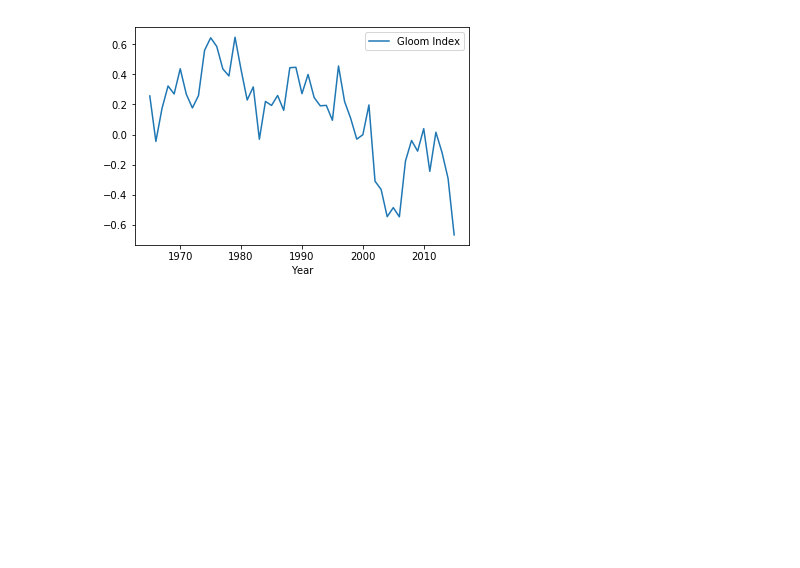
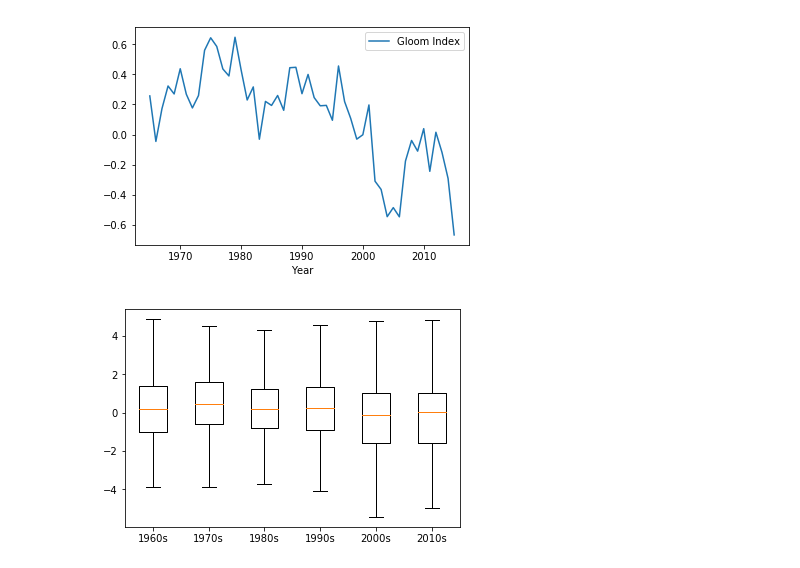
Before and after one commit to SoyCarlos/SUSA-Research-MusicMoods, a Jupyter notebook: SUSA_Music_Moods.ipynb, the cells around one changed output. Cells and saved outputs as stored; diff of their text form; code cells hidden in the pictures; blank space fills up the shorter version.

```diff
--- a/SUSA_Music_Moods.ipynb
+++ b/SUSA_Music_Moods.ipynb
@@ -201,3 +200,17 @@ means.plot()
 plt.show()
 # %% [output]
 [figure]
+# %%
+n60 = list(stats[stats['Year'] < 1970]['Gloom Index'])
+n70 = list(stats[(stats['Year'] >= 1970) & (stats['Year'] < 1980)]['Gloom Index'])
+n80 = list(stats[(stats['Year'] >= 1980) & (stats['Year'] < 1990)]['Gloom Index'])
+n90 = list(stats[(stats['Year'] >= 1990) & (stats['Year'] < 2000)]['Gloom Index'])
+n20 = list(stats[(stats['Year'] >= 2000) & (stats['Year'] < 2010)]['Gloom Index'])
+n2_1 = list(stats[(stats['Year'] >= 2010)]['Gloom Index'])
+
+labels = ['1960s', '1970s', '1980s', '1990s', '2000s', '2010s']
+
+plt.boxplot([n60, n70, n80, n90, n20, n2_1], showfliers=False, labels=labels)
+plt.show()
+# %% [output]
+[figure, added]
```
Also changed, not shown: parts of 7 cells of this notebook.
